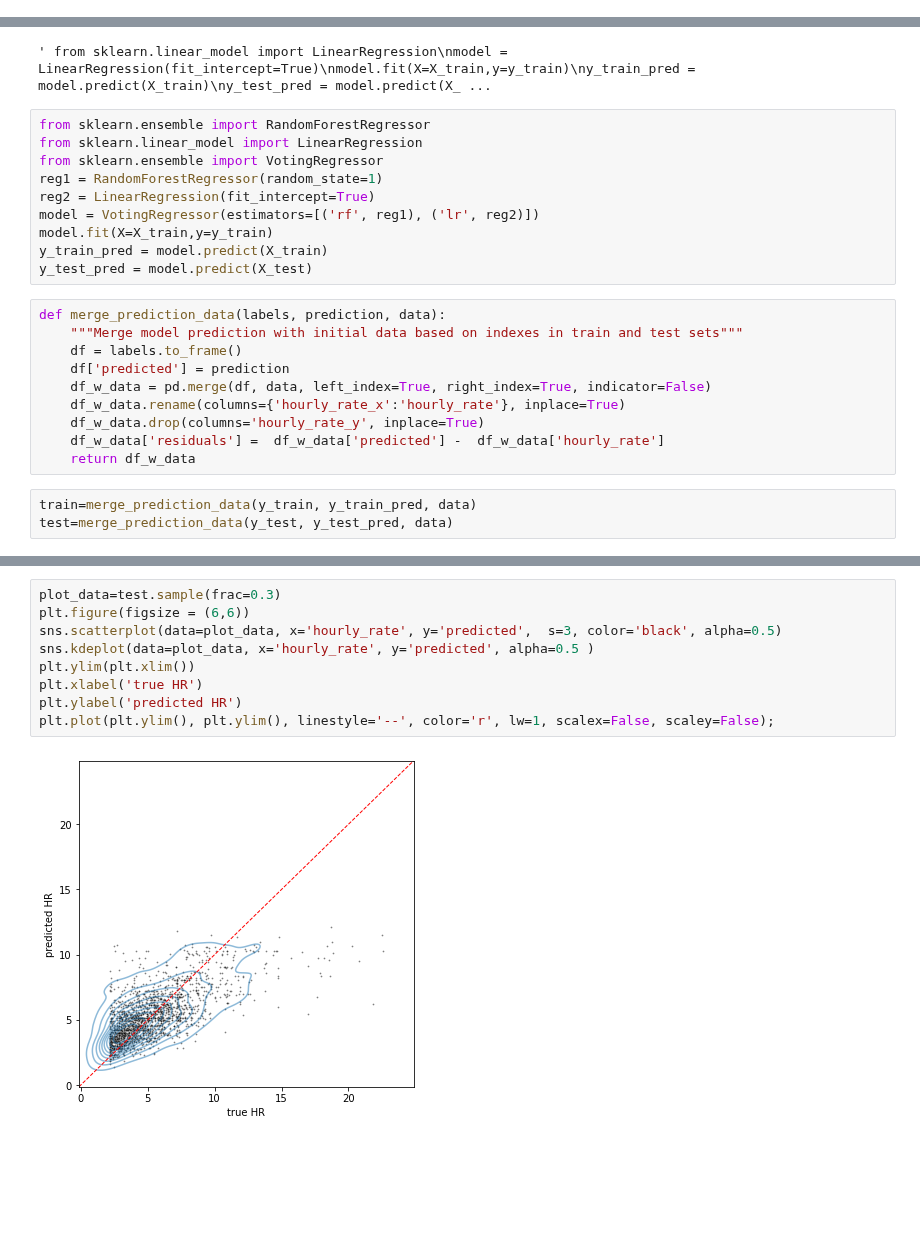
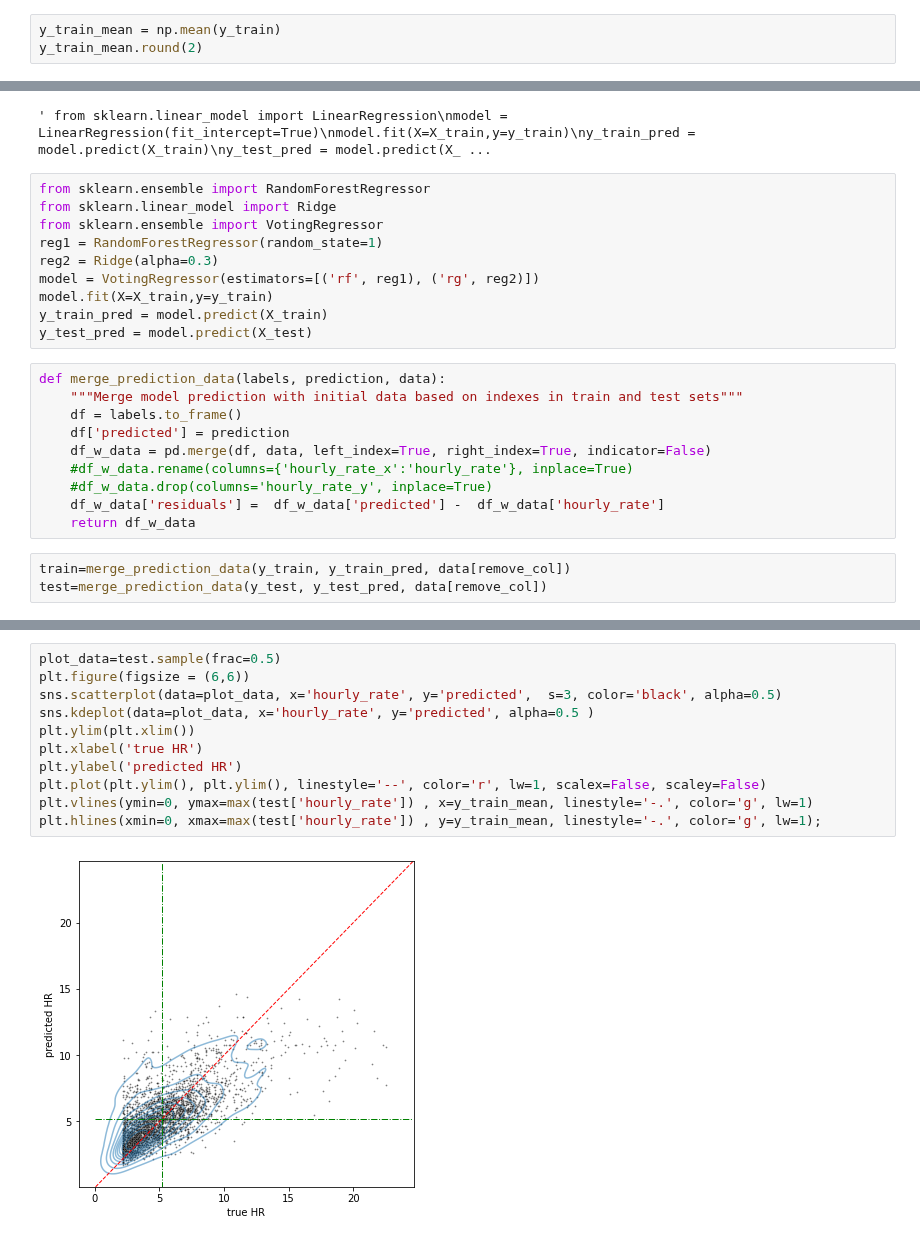
Before and after one commit to EdvinasStonevicius/LT-national-salary-analysis, a Jupyter notebook: python/03-Machine_learning_0_base.ipynb, the cells around one changed output, grey strips where cells are left out. Drawn from its saved outputs; the diff is of its cells as text; blank space fills up the shorter version.

```diff
--- a/python/03-Machine_learning_0_base.ipynb
+++ b/python/03-Machine_learning_0_base.ipynb
@@ -79,3 +92,6 @@ X_train, X_test, y_train, y_test = train_test_split( X, y, test_size=0.20, rando
 y_train.shape, y_test.shape
 # %% [output]
 ((28136,), (7034,))
+# %%
+y_train_mean = np.mean(y_train)
+y_train_mean.round(2)
@@ -91,11 +109,11 @@ y_test_pred = model.predict(X_test) """
 ' from sklearn.linear_model import LinearRegression\nmodel = LinearRegression(fit_intercept=True)\nmodel.fit(X=X_train,y=y_train)\ny_train_pred = model.predict(X_train)\ny_test_pred = model.predict(X_ ...
 # %%
 from sklearn.ensemble import RandomForestRegressor
-from sklearn.linear_model import LinearRegression
+from sklearn.linear_model import Ridge
 from sklearn.ensemble import VotingRegressor
 reg1 = RandomForestRegressor(random_state=1)
-reg2 = LinearRegression(fit_intercept=True)
-model = VotingRegressor(estimators=[('rf', reg1), ('lr', reg2)])
+reg2 = Ridge(alpha=0.3)
+model = VotingRegressor(estimators=[('rf', reg1), ('rg', reg2)])
 model.fit(X=X_train,y=y_train)
 y_train_pred = model.predict(X_train)
 y_test_pred = model.predict(X_test)
@@ -105,13 +123,13 @@ def merge_prediction_data(labels, prediction, data):
     df = labels.to_frame()
     df['predicted'] = prediction
     df_w_data = pd.merge(df, data, left_index=True, right_index=True, indicator=False)
-    df_w_data.rename(columns={'hourly_rate_x':'hourly_rate'}, inplace=True)
-    df_w_data.drop(columns='hourly_rate_y', inplace=True)
+    #df_w_data.rename(columns={'hourly_rate_x':'hourly_rate'}, inplace=True)
+    #df_w_data.drop(columns='hourly_rate_y', inplace=True)
     df_w_data['residuals'] =  df_w_data['predicted'] -  df_w_data['hourly_rate']
     return df_w_data
 # %%
-train=merge_prediction_data(y_train, y_train_pred, data)
-test=merge_prediction_data(y_test, y_test_pred, data)
+train=merge_prediction_data(y_train, y_train_pred, data[remove_col])
+test=merge_prediction_data(y_test, y_test_pred, data[remove_col])
 # %%
 print('Train: RMSE=', np.sqrt(mean_squared_error(train['hourly_rate'], train['predicted'])).round(2),
     ' R2=', r2_score(train['hourly_rate'], train['predicted']).round(2))
@@ -124,11 +142,13 @@ Test: RMSE= 2.0  R2= 0.47
 # %%
-plot_data=test.sample(frac=0.3)
+plot_data=test.sample(frac=0.5)
 plt.figure(figsize = (6,6))
 sns.scatterplot(data=plot_data, x='hourly_rate', y='predicted',  s=3, color='black', alpha=0.5)
 sns.kdeplot(data=plot_data, x='hourly_rate', y='predicted', alpha=0.5 )
 plt.ylim(plt.xlim())
 plt.xlabel('true HR')
 plt.ylabel('predicted HR')
-plt.plot(plt.ylim(), plt.ylim(), linestyle='--', color='r', lw=1, scalex=False, scaley=False);
+plt.plot(plt.ylim(), plt.ylim(), linestyle='--', color='r', lw=1, scalex=False, scaley=False)
+plt.vlines(ymin=0, ymax=max(test['hourly_rate']) , x=y_train_mean, linestyle='-.', color='g', lw=1)
+plt.hlines(xmin=0, xmax=max(test['hourly_rate']) , y=y_train_mean, linestyle='-.', color='g', lw=1);
 # %% [output]
-[figure, old version]
+[figure, new version]
```
Also changed, not shown: parts of 16 cells of this notebook, 3 other files.
